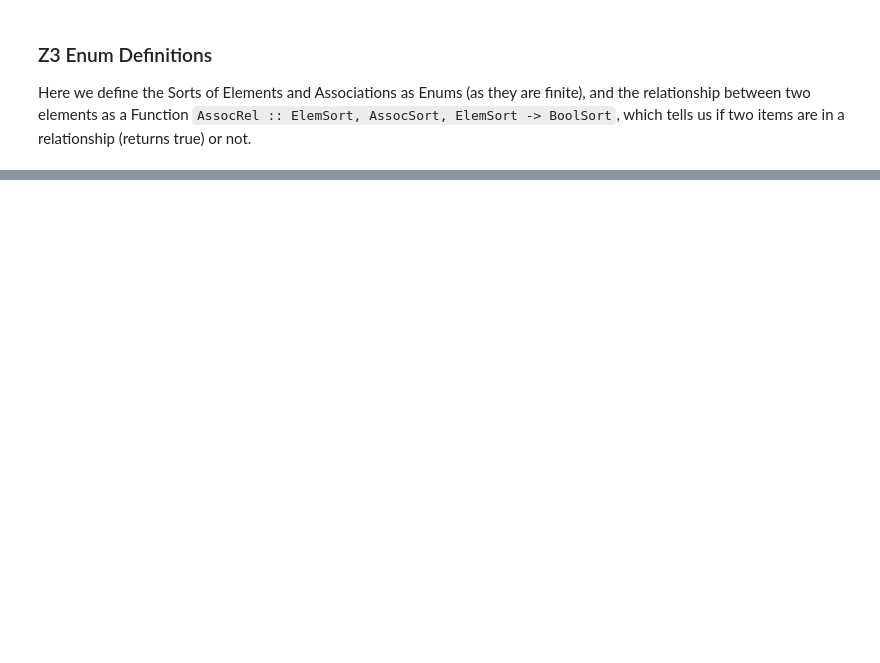
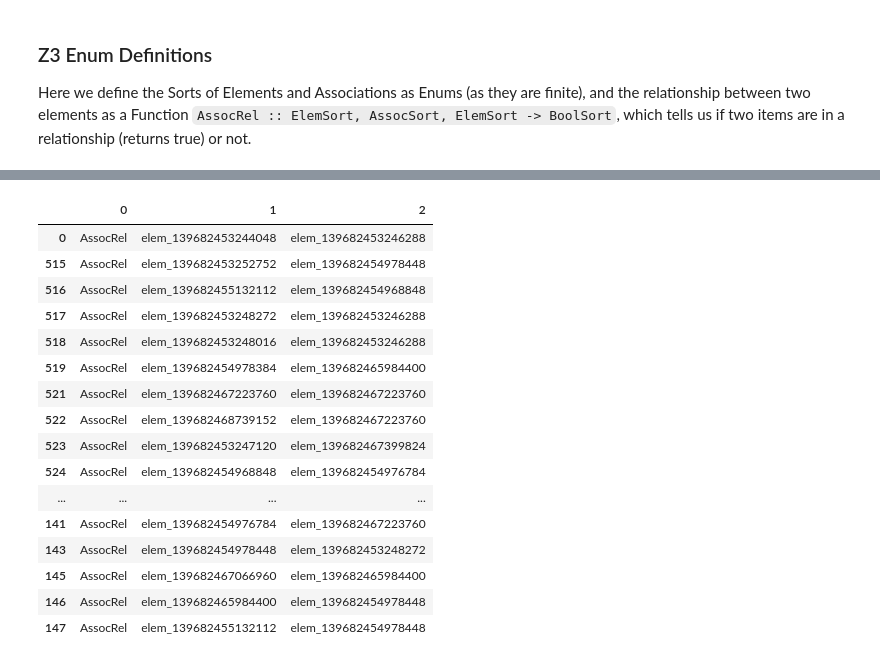
Before and after one commit to andreafra/piacere-synthesis, a Jupyter notebook: synthesis.ipynb, the cells around one changed output, grey strips where cells are left out. Drawn from its saved outputs; the diff is of its cells as text; code cells hidden in the pictures; blank space fills up the shorter version.

```diff
--- a/synthesis.ipynb
+++ b/synthesis.ipynb
@@ -246,0 +322,24 @@ Since we're done with the setup, we need to be sure that the base model is satis
+# %%
+model = s.model()
+# %%
+model_df = pd.DataFrame([str(x).split(' ') for x in list(model)])
+
+model_df.sort_values(by=0)
+# %% [output]
+|  | 0 | 1 | 2 |
+| 0 | AssocRel | elem_139682453244048 | elem_139682453246288 |
+| 515 | AssocRel | elem_139682453252752 | elem_139682454978448 |
+| 516 | AssocRel | elem_139682455132112 | elem_139682454968848 |
+| 517 | AssocRel | elem_139682453248272 | elem_139682453246288 |
+| 518 | AssocRel | elem_139682453248016 | elem_139682453246288 |
+| 519 | AssocRel | elem_139682454978384 | elem_139682465984400 |
+| 521 | AssocRel | elem_139682467223760 | elem_139682467223760 |
+| 522 | AssocRel | elem_139682468739152 | elem_139682467223760 |
+| 523 | AssocRel | elem_139682453247120 | elem_139682467399824 |
+| 524 | AssocRel | elem_139682454968848 | elem_139682454976784 |
+| ... | ... | ... | ... |
+| 141 | AssocRel | elem_139682454976784 | elem_139682467223760 |
+| 143 | AssocRel | elem_139682454978448 | elem_139682453248272 |
+| 145 | AssocRel | elem_139682467066960 | elem_139682465984400 |
+| 146 | AssocRel | elem_139682465984400 | elem_139682454978448 |
+| 147 | AssocRel | elem_139682455132112 | elem_139682454978448 |
```
Also changed, not shown: parts of 12 cells of this notebook.
